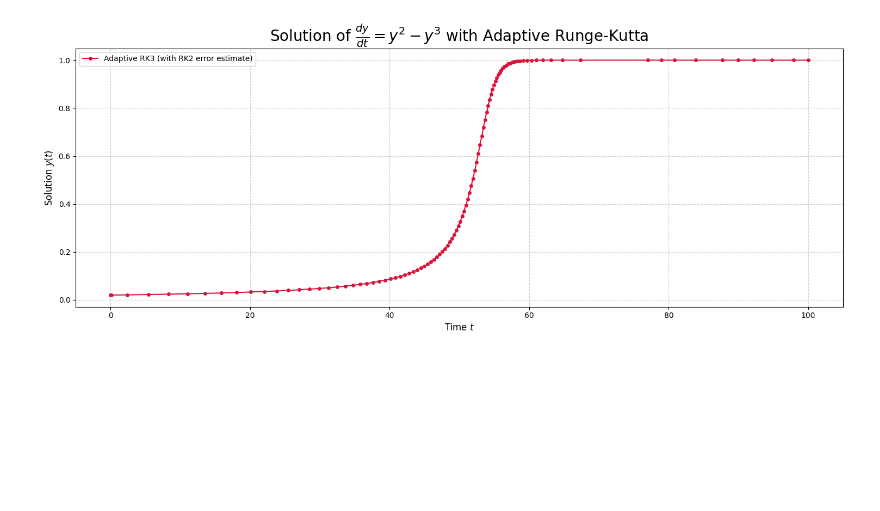
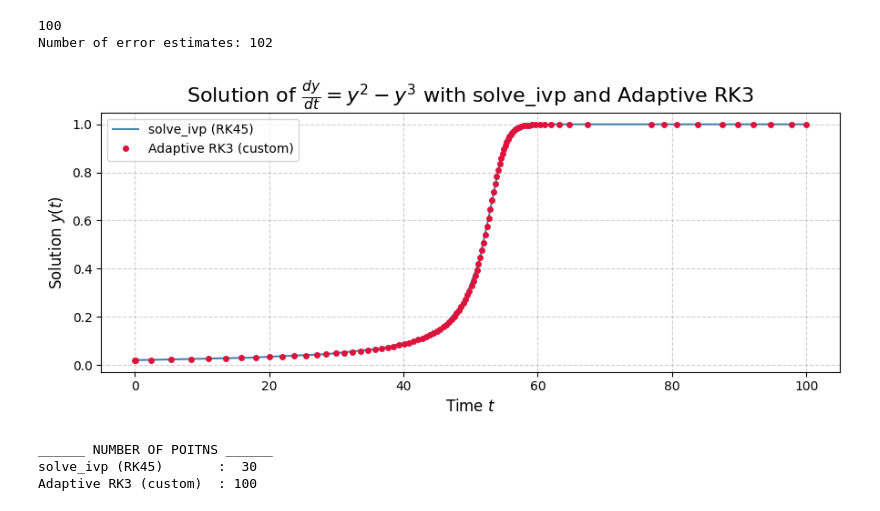
Before and after one commit to madswerngeen/02687---Scientific-Computing-for-differential-equations, a Jupyter notebook: Assignment 2/Exercise_1.ipynb, the cells around one changed output. Saved outputs shown, nothing was run; the diff lists cells and outputs as text; code cells hidden in the pictures; blank space fills up the shorter version.

```diff
--- a/Assignment 2/Exercise_1.ipynb
+++ b/Assignment 2/Exercise_1.ipynb
@@ -34,8 +34,9 @@ def adaptive_step(f, y0, t0, t_end, h_init, rtol = 1e-4, atol=1e-6):
     t = t0
     y = y0
     h = h_init
-
+    count = 0
     while t < t_end:
+        count += 1
         if t + h > t_end:
             h = t_end - t  # Adjust step size for the last step
 
@@ -48,19 +49,19 @@ def adaptive_step(f, y0, t0, t_end, h_init, rtol = 1e-4, atol=1e-6):
         # Estimate error as the difference between RK2 and Euler's method
         error = np.abs(y_rk3 - y_rk2)
 
-        tol = rtol*np.max(np.abs(y_rk2)) + atol
+        tol = rtol*np.max(np.abs(y_rk3)) + atol
         # Check if error is within tolerance
         if error < tol:
             t += h
-            y = y_rk3  # Use RK2 solution
+            y = y_rk3
             t_values.append(t)
             y_values.append(y)
 
         # Adjust step size based on error estimate
         h *= 0.9 * (tol / (error + 1e-10))**(1/3)
-
+    print('Number of error estimates:',count)
     return np.array(t_values), np.array(y_values)
-
+print(len(t_values))
 
 # Example usage
 def u_x(t, y):
@@ -70,16 +71,39 @@ def u_x(t, y):
 delta = 0.02
 t0, t_end, y0, h_init = 0, 2/delta, delta, 0.1
 t_values, y_values = adaptive_step(u_x, y0, t0, t_end, h_init)
-
-plt.figure(figsize=(15, 6), dpi=100)
-plt.plot(t_values, y_values, 'o-', color='crimson', markersize=4, label='Adaptive RK3 (with RK2 error estimate)')
-plt.xlabel('Time $t$', fontsize=12)
-plt.ylabel('Solution $y(t)$', fontsize=12)
-plt.title(r'Solution of $\frac{dy}{dt} = y^2 - y^3$ with Adaptive Runge-Kutta', fontsize=20)
-plt.grid(True, linestyle='--', alpha=0.6)
-plt.legend()
-plt.tight_layout()
-
-plt.show()
 # %% [output]
-[figure, removed]
+100
+Number of error estimates: 102
+# %%
+from scipy.integrate import solve_ivp
+
+# Define the same function
+def u_x(t, y):
+    return y**2 - y**3
+
+# Parameters
+delta = 0.02
+t0, t_end, y0 = 0, 2/delta, delta
+
+# Solve using solve_ivp
+sol = solve_ivp(u_x, [t0, t_end], [y0], method='RK45', rtol=1e-4, atol=1e-6, dense_output=True)
+
+# Plot both solutions
+plt.figure(figsize=(9, 4), dpi=100)
+plt.plot(sol.t, sol.y[0], '-', label='solve_ivp (RK45)', color='steelblue')
+plt.plot(t_values, y_values, 'o', label='Adaptive RK3 (custom)', color='crimson', markersize=4)
+plt.xlabel('Time $t$', fontsize=12)
+plt.ylabel('Solution $y(t)$', fontsize=12)
+plt.title(r'Solution of $\frac{dy}{dt} = y^2 - y^3$ with solve_ivp and Adaptive RK3', fontsize=16)
+plt.grid(True, linestyle='--', alpha=0.6)
+plt.legend()
+plt.tight_layout()
+plt.show()
+print('______ NUMBER OF POITNS ______')
+print('solve_ivp (RK45)       : ',len(sol.y[0]))
+print('Adaptive RK3 (custom)  :',len(y_values))
+# %% [output]
+[figure, added]
+______ NUMBER OF POITNS ______
+solve_ivp (RK45)       :  30
+Adaptive RK3 (custom)  : 100
```
Also changed, not shown: 2 other files.
